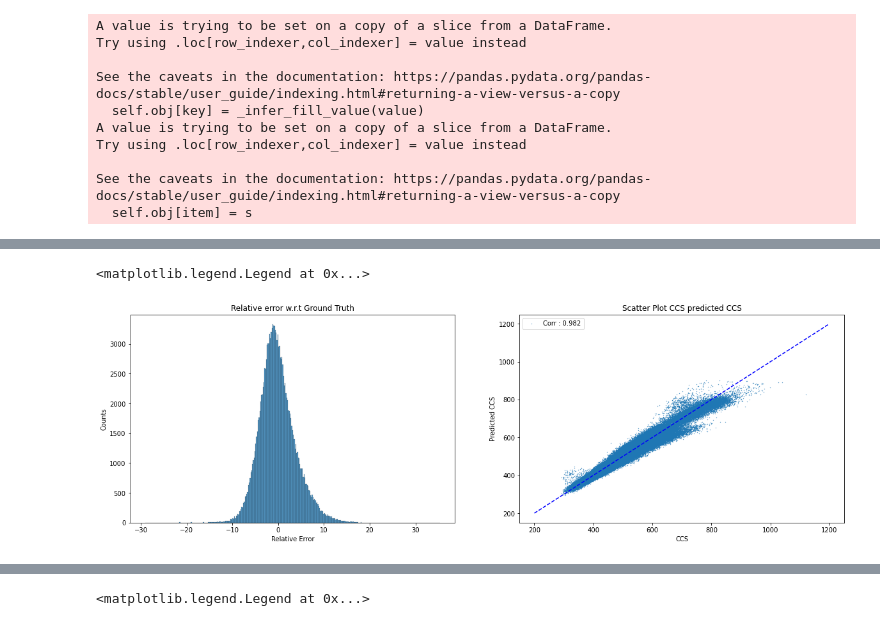
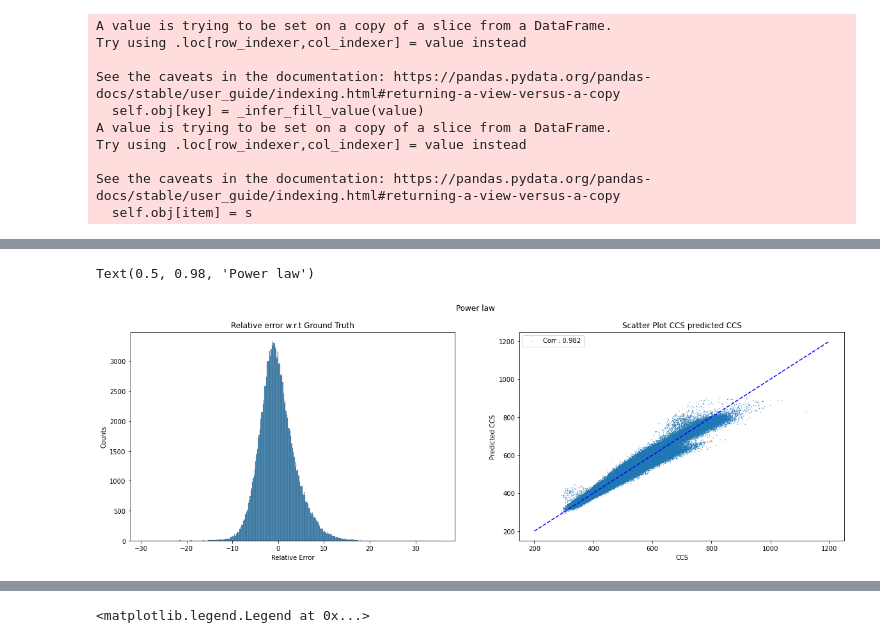
Before and after one commit to jlrestrepol/ccs, a Jupyter notebook: dl_paper/figures.ipynb, the cells around one changed output, grey strips where cells are left out. Saved outputs shown, nothing was run; the diff lists cells and outputs as text; code cells hidden in the pictures.

```diff
--- a/dl_paper/figures.ipynb
+++ b/dl_paper/figures.ipynb
@@ -216,21 +291,22 @@ See the caveats in the documentation: https://pandas.pydata.org/pandas-docs/stab
 # %%
-predicted_ccs = df_ch2_fig4[['CCS','Predicted CCS', 'label Prediction 0']].append(
-    df_ch3_fig4[['CCS', 'Predicted CCS', 'label Prediction 0']]).append(
-        df_ch4_fig4[['CCS','Predicted CCS', 'label Prediction 0']])
+predicted_ccs = df_ch2_fig4[['CCS','Predicted CCS', 'label Prediction 0', 'linear_ccs']].append(
+    df_ch3_fig4[['CCS', 'Predicted CCS', 'label Prediction 0', 'linear_ccs']]).append(
+        df_ch4_fig4[['CCS','Predicted CCS', 'label Prediction 0', 'linear_ccs']])
 # %%
 fig, ax = plt.subplots(nrows = 1, ncols = 2, figsize = (20, 6))
 _ = sns.histplot((predicted_ccs['CCS'] - predicted_ccs['Predicted CCS'])/predicted_ccs['Predicted CCS']*100, ax = ax[0])
 ax[0].set_xlabel('Relative Error')
 ax[0].set_ylabel('Counts')
 ax[0].set_title('Relative error w.r.t Ground Truth')
 
 corr, _ = scipy.stats.pearsonr(predicted_ccs['CCS'], predicted_ccs['Predicted CCS'])
 ax[1].scatter(predicted_ccs['CCS'], predicted_ccs['Predicted CCS'], label = f'Corr : {np.round(corr, 3)}', s = 0.1)
 ax[1].set_xlabel('CCS')
 ax[1].set_ylabel('Predicted CCS')
 ax[1].set_title('Scatter Plot CCS predicted CCS')
 ax[1].plot(np.arange(200,1200), np.arange(200,1200), 'b--')
 ax[1].legend()
+fig.suptitle('Power law')
 # %% [output]
-<matplotlib.legend.Legend at 0x...>
+Text(0.5, 0.98, 'Power law')
-[figure, old version]
+[figure, new version]
```
Also changed, not shown: parts of 18 cells of this notebook.
